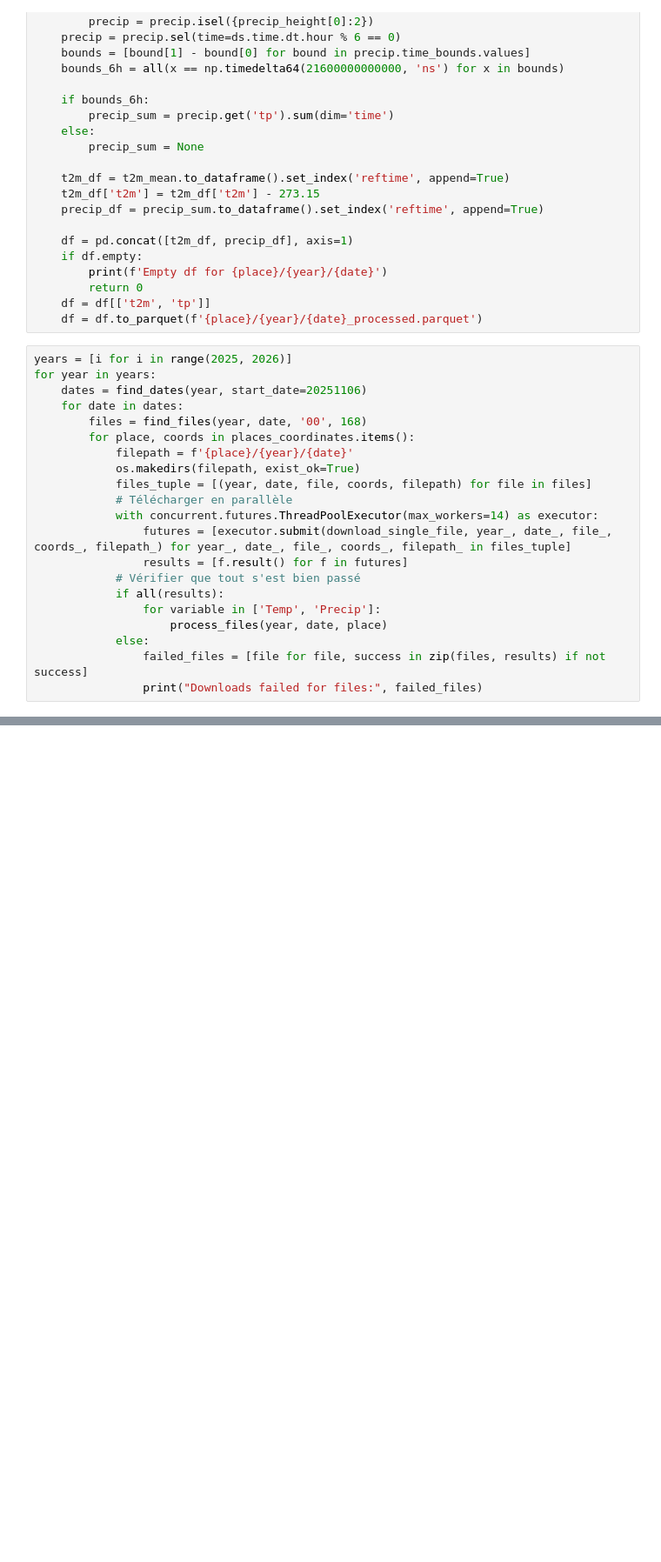
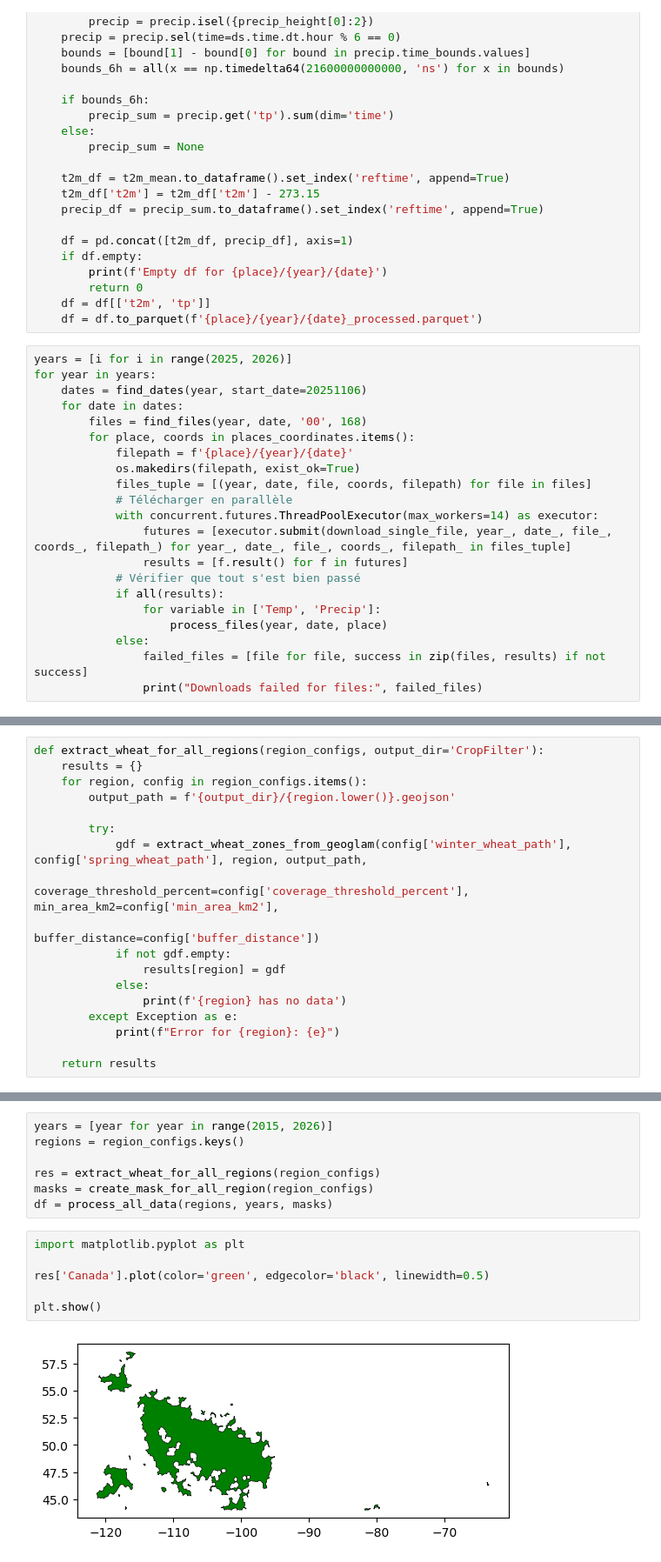
Before and after one commit to aleexv6/WheatPriceModel, a Jupyter notebook: flatv2/notebook/data/weather.ipynb, the cells around one changed output, grey strips where cells are left out. Shown at 87% size. Saved outputs shown, nothing was run; the diff lists cells and outputs as text; blank space fills up the shorter version.

Commit message:
masking weather with crop fields and averaging regions

```diff
--- a/flatv2/notebook/data/weather.ipynb
+++ b/flatv2/notebook/data/weather.ipynb
@@ -361,0 +299,18 @@ fig.show()
+# %%
+def extract_wheat_for_all_regions(region_configs, output_dir='CropFilter'):
+    results = {}
+    for region, config in region_configs.items():
+        output_path = f'{output_dir}/{region.lower()}.geojson'
+
+        try:
+            gdf = extract_wheat_zones_from_geoglam(config['winter_wheat_path'], config['spring_wheat_path'], region, output_path,
+                                                   coverage_threshold_percent=config['coverage_threshold_percent'], min_area_km2=config['min_area_km2'],
+                                                   buffer_distance=config['buffer_distance'])
+            if not gdf.empty:
+                results[region] = gdf
+            else:
+                print(f'{region} has no data')
+        except Exception as e:
+            print(f"Error for {region}: {e}")
+
+    return results
@@ -361,0 +475,15 @@ fig.show()
+# %%
+years = [year for year in range(2015, 2026)]
+regions = region_configs.keys()
+
+res = extract_wheat_for_all_regions(region_configs)
+masks = create_mask_for_all_region(region_configs)
+df = process_all_data(regions, years, masks)
+# %%
+import matplotlib.pyplot as plt
+
+res['Canada'].plot(color='green', edgecolor='black', linewidth=0.5)
+
+plt.show()
+# %% [output]
+[figure, added]
```
Also changed, not shown: parts of 16 cells of this notebook.
